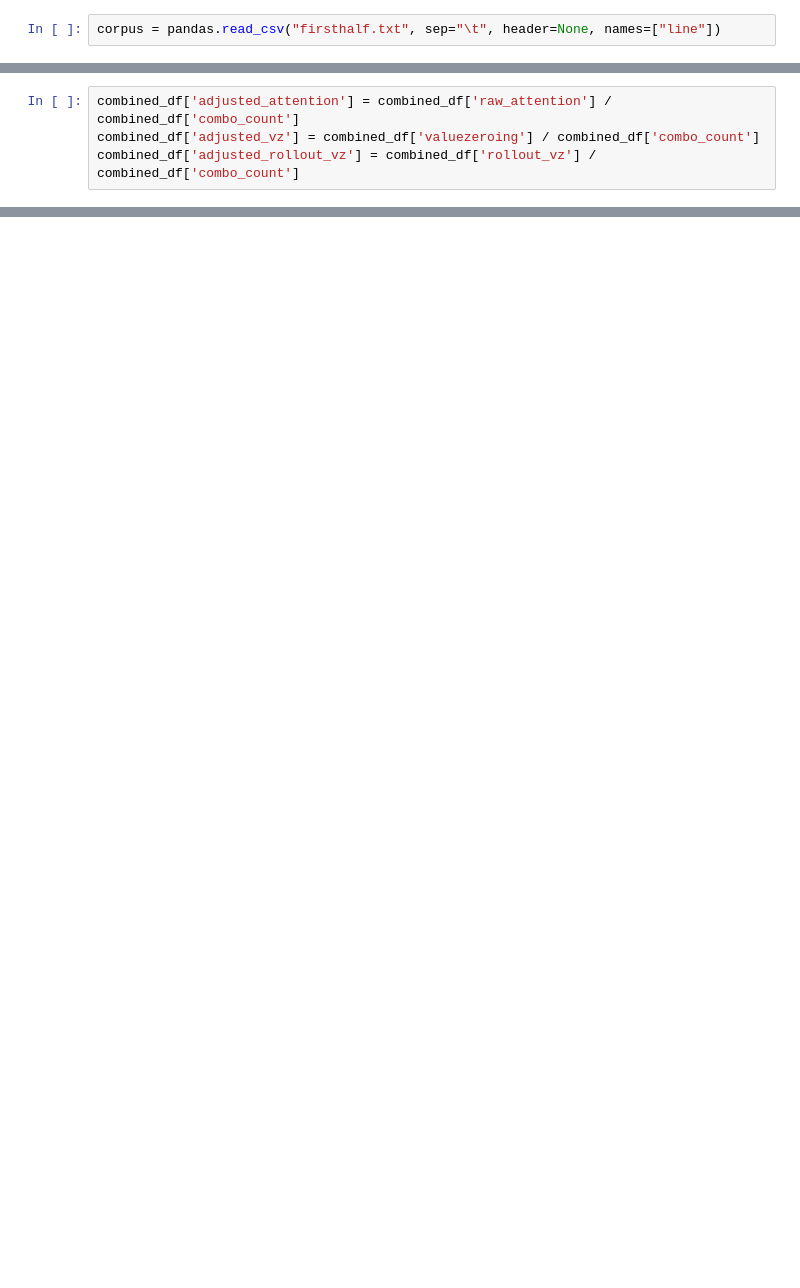
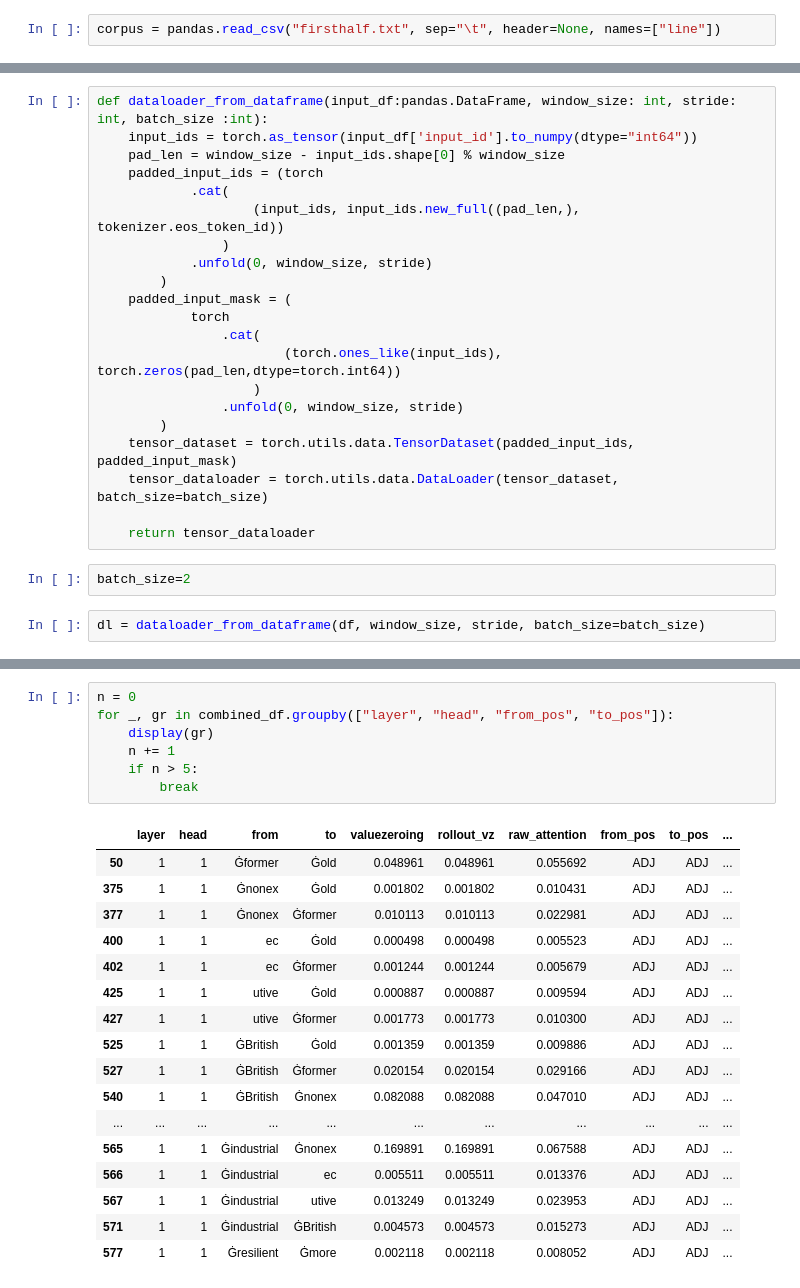
Before and after one commit to martijnvanbeers/nlp-attribution-notebooks, a Jupyter notebook: partofspeech_corpus-interactive.ipynb, the cells around one changed output, grey strips where cells are left out. Cells and saved outputs as stored; diff of their text form; blank space fills up the shorter version.

Commit message:
Update valuezeroing notebook

```diff
--- a/partofspeech_corpus-interactive.ipynb
+++ b/partofspeech_corpus-interactive.ipynb
@@ -168,0 +161,25 @@ combined_df[
+# %%
+def dataloader_from_dataframe(input_df:pandas.DataFrame, window_size: int, stride: int, batch_size :int):
+    input_ids = torch.as_tensor(input_df['input_id'].to_numpy(dtype="int64"))
+    pad_len = window_size - input_ids.shape[0] % window_size
+    padded_input_ids = (torch
+            .cat(
+                    (input_ids, input_ids.new_full((pad_len,), tokenizer.eos_token_id))
+                )
+            .unfold(0, window_size, stride)
+        )
+    padded_input_mask = (
+            torch
+                .cat(
+                        (torch.ones_like(input_ids), torch.zeros(pad_len,dtype=torch.int64))
+                    )
+                .unfold(0, window_size, stride)
+        )
+    tensor_dataset = torch.utils.data.TensorDataset(padded_input_ids, padded_input_mask)
+    tensor_dataloader = torch.utils.data.DataLoader(tensor_dataset, batch_size=batch_size)
+
+    return tensor_dataloader
+# %%
+batch_size=2
+# %%
+dl = dataloader_from_dataframe(df, window_size, stride, batch_size=batch_size)
@@ -176,7 +342,3 @@ g = (combined_df
          })
      .dropna()
      .reset_index())
-# %%
-combined_df['adjusted_attention'] = combined_df['raw_attention'] / combined_df['combo_count']
-combined_df['adjusted_vz'] = combined_df['valuezeroing'] / combined_df['combo_count']
-combined_df['adjusted_rollout_vz'] = combined_df['rollout_vz'] / combined_df['combo_count']
@@ -192,0 +373,25 @@ ga = (combined_df
+# %%
+n = 0
+for _, gr in combined_df.groupby(["layer", "head", "from_pos", "to_pos"]):
+    display(gr)
+    n += 1
+    if n > 5:
+        break
+# %% [output]
+|  | layer | head | from | to | valuezeroing | rollout_vz | raw_attention | from_pos | to_pos | ... |
+| 50 | 1 | 1 | Ġformer | Ġold | 0.048961 | 0.048961 | 0.055692 | ADJ | ADJ | ... |
+| 375 | 1 | 1 | Ġnonex | Ġold | 0.001802 | 0.001802 | 0.010431 | ADJ | ADJ | ... |
+| 377 | 1 | 1 | Ġnonex | Ġformer | 0.010113 | 0.010113 | 0.022981 | ADJ | ADJ | ... |
+| 400 | 1 | 1 | ec | Ġold | 0.000498 | 0.000498 | 0.005523 | ADJ | ADJ | ... |
+| 402 | 1 | 1 | ec | Ġformer | 0.001244 | 0.001244 | 0.005679 | ADJ | ADJ | ... |
+| 425 | 1 | 1 | utive | Ġold | 0.000887 | 0.000887 | 0.009594 | ADJ | ADJ | ... |
+| 427 | 1 | 1 | utive | Ġformer | 0.001773 | 0.001773 | 0.010300 | ADJ | ADJ | ... |
+| 525 | 1 | 1 | ĠBritish | Ġold | 0.001359 | 0.001359 | 0.009886 | ADJ | ADJ | ... |
+| 527 | 1 | 1 | ĠBritish | Ġformer | 0.020154 | 0.020154 | 0.029166 | ADJ | ADJ | ... |
+| 540 | 1 | 1 | ĠBritish | Ġnonex | 0.082088 | 0.082088 | 0.047010 | ADJ | ADJ | ... |
+| ... | ... | ... | ... | ... | ... | ... | ... | ... | ... | ... |
+| 565 | 1 | 1 | Ġindustrial | Ġnonex | 0.169891 | 0.169891 | 0.067588 | ADJ | ADJ | ... |
+| 566 | 1 | 1 | Ġindustrial | ec | 0.005511 | 0.005511 | 0.013376 | ADJ | ADJ | ... |
+| 567 | 1 | 1 | Ġindustrial | utive | 0.013249 | 0.013249 | 0.023953 | ADJ | ADJ | ... |
+| 571 | 1 | 1 | Ġindustrial | ĠBritish | 0.004573 | 0.004573 | 0.015273 | ADJ | ADJ | ... |
+| 577 | 1 | 1 | Ġresilient | Ġmore | 0.002118 | 0.002118 | 0.008052 | ADJ | ADJ | ... |
```
Also changed, not shown: parts of 34 cells of this notebook, 1 other file.
